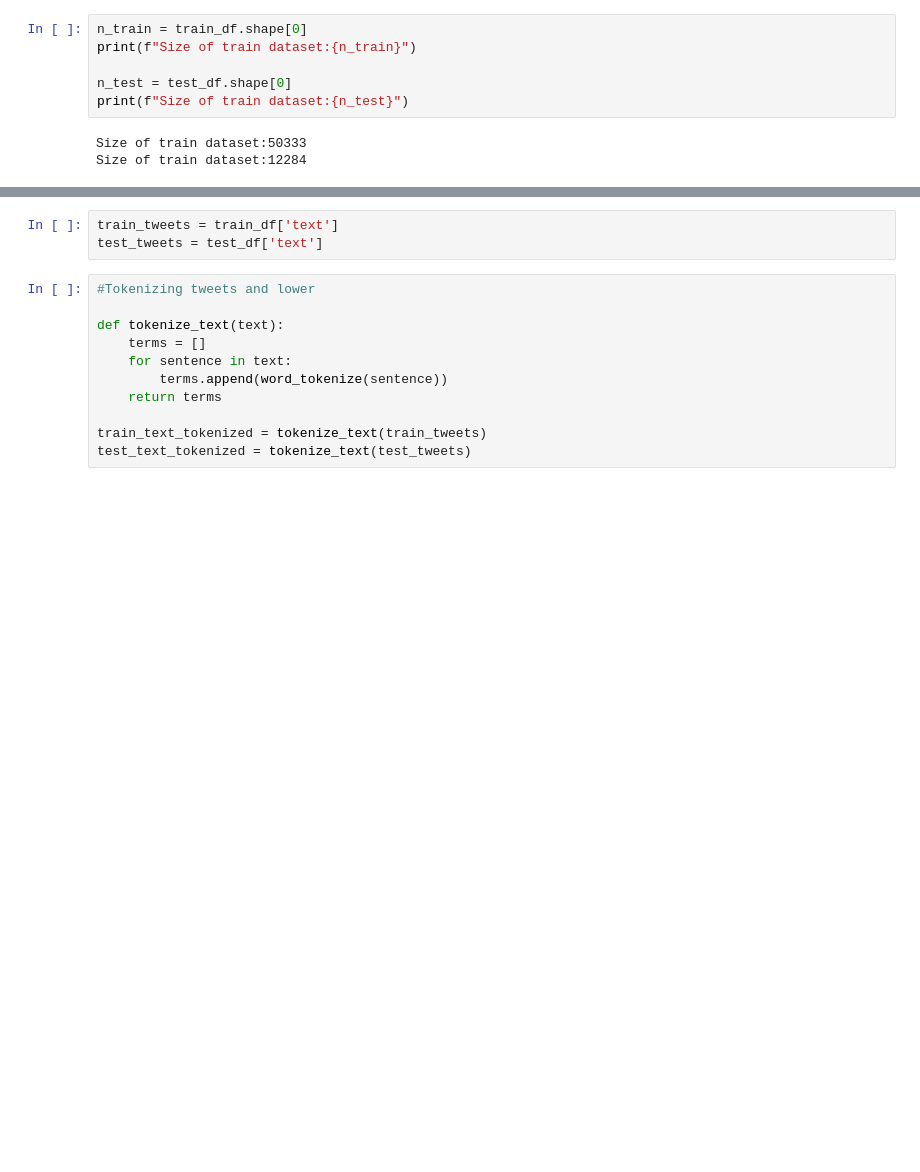
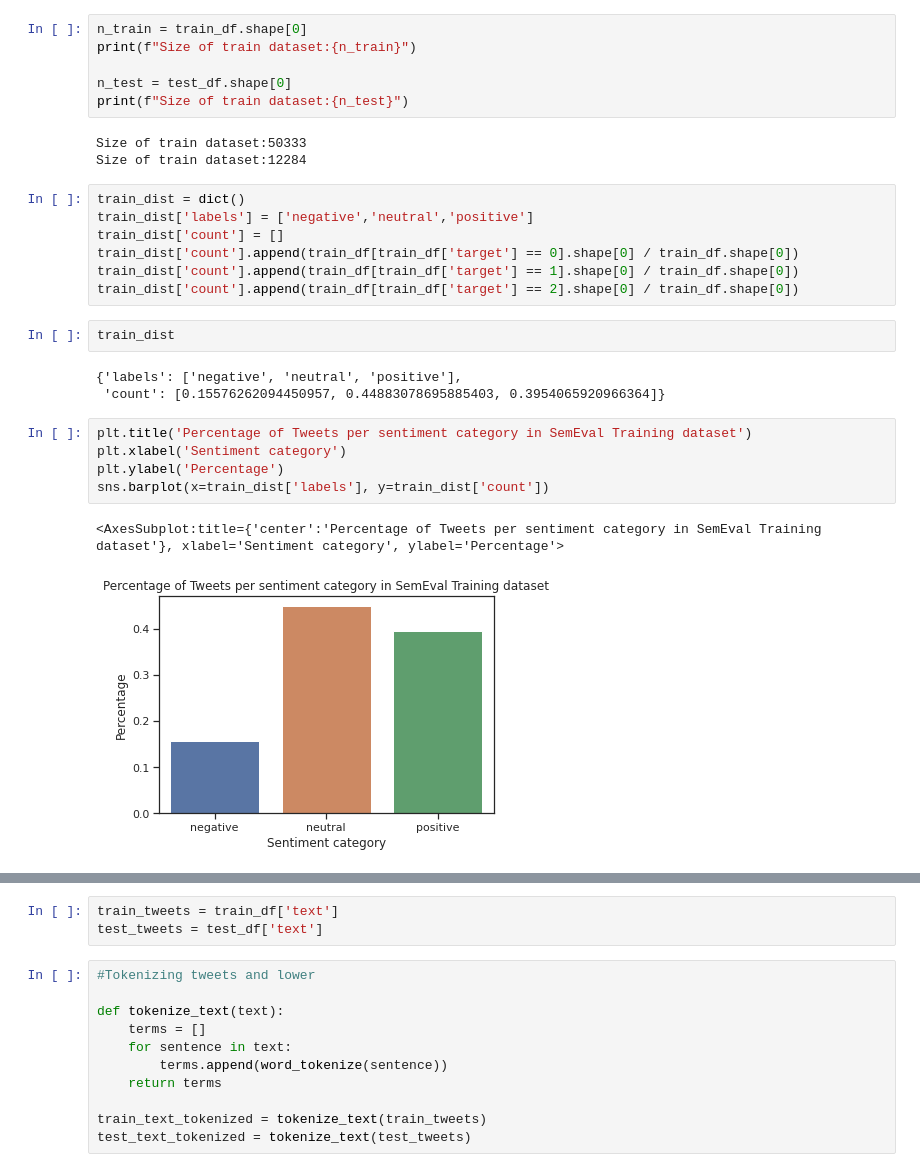
Before and after one commit to rafaelmag110/bert-twitter, a Jupyter notebook: Notebooks/SemEval_EDA.ipynb, the cells around one changed output, grey strips where cells are left out. Saved outputs shown, nothing was run; the diff lists cells and outputs as text; blank space fills up the shorter version.

Commit message:
[UPDATE] Notebooks/SemEval_EDA.ipynb: Added semeval datasets categorial distribution analysis

```diff
--- a/Notebooks/SemEval_EDA.ipynb
+++ b/Notebooks/SemEval_EDA.ipynb
@@ -61,3 +61,23 @@ print(f"Size of train dataset:{n_test}")
 # %% [output]
 Size of train dataset:50333
 Size of train dataset:12284
+# %%
+train_dist = dict()
+train_dist['labels'] = ['negative','neutral','positive']
+train_dist['count'] = []
+train_dist['count'].append(train_df[train_df['target'] == 0].shape[0] / train_df.shape[0])
+train_dist['count'].append(train_df[train_df['target'] == 1].shape[0] / train_df.shape[0])
+train_dist['count'].append(train_df[train_df['target'] == 2].shape[0] / train_df.shape[0])
+# %%
+train_dist
+# %% [output]
+{'labels': ['negative', 'neutral', 'positive'],
+ 'count': [0.15576262094450957, 0.44883078695885403, 0.3954065920966364]}
+# %%
+plt.title('Percentage of Tweets per sentiment category in SemEval Training dataset')
+plt.xlabel('Sentiment category')
+plt.ylabel('Percentage')
+sns.barplot(x=train_dist['labels'], y=train_dist['count'])
+# %% [output]
+<AxesSubplot:title={'center':'Percentage of Tweets per sentiment category in SemEval Training dataset'}, xlabel='Sentiment category', ylabel='Percentage'>
+[figure, added]
```
Also changed, not shown: parts of 2 cells of this notebook.
